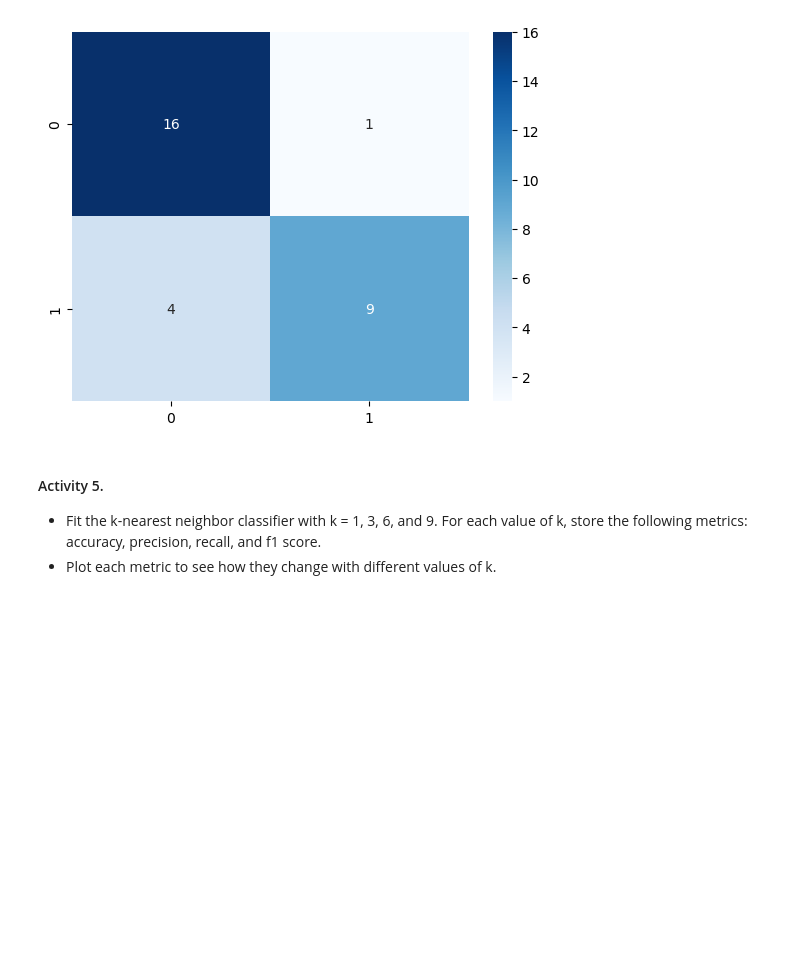
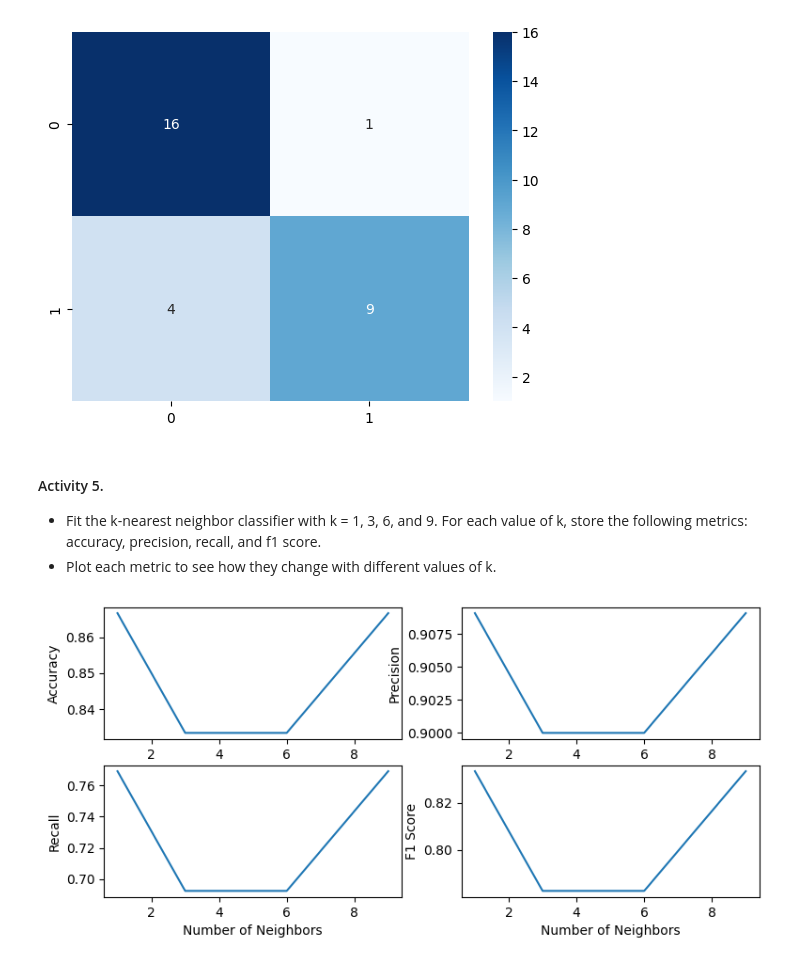
Before and after one commit to Eznone/Machine-Learning-ECOA, a Jupyter notebook: 02_knn_classifier_students.ipynb, the cells around one changed output. Drawn from its saved outputs; the diff is of its cells as text; code cells hidden in the pictures; blank space fills up the shorter version.

```diff
--- a/02_knn_classifier_students.ipynb
+++ b/02_knn_classifier_students.ipynb
@@ -144,3 +163,47 @@ Predictions [-1  1  1 -1 -1 -1 -1  1 -1 -1 -1 -1  1  1  1 -1 -1 -1 -1 -1  1 -1 -
 
 * Fit the k-nearest neighbor classifier with k = 1, 3, 6, and 9. For each value of k, store the following metrics: accuracy, precision, recall, and f1 score.
 * Plot each metric to see how they change with different values of k.
+# %%
+neighbors = [1, 3, 6, 9]
+
+accuracies = []
+precisions = []
+recalls = []
+f1_scores = []
+
+for k in neighbors:
+    # Training for given neighbor size
+    knn = KNeighborsClassifier(n_neighbors=k)
+    knn.fit(X_train, y_train)
+
+    y_predict = knn.predict(X_test)
+
+    accuracies.append(metrics.accuracy_score(y_test, y_predict))
+    precisions.append(metrics.precision_score(y_test, y_predict))
+    recalls.append(metrics.recall_score(y_test, y_predict))
+    f1_scores.append(metrics.f1_score(y_test, y_predict))
+
+fig2 = plt.figure(figsize=(9, 4))
+
+plt.subplot(2,2,1)
+plt.plot(neighbors, accuracies)
+plt.xlabel('Number of Neighbors')
+plt.ylabel('Accuracy')
+
+plt.subplot(2,2,2)
+plt.plot(neighbors, precisions)
+plt.xlabel('Number of Neighbors')
+plt.ylabel('Precision')
+
+plt.subplot(2,2,3)
+plt.plot(neighbors, recalls)
+plt.xlabel('Number of Neighbors')
+plt.ylabel('Recall')
+
+plt.subplot(2,2,4)
+plt.plot(neighbors, f1_scores)
+plt.xlabel('Number of Neighbors')
+plt.ylabel('F1 Score')
+plt.show()
+# %% [output]
+[figure, added]
```
Also changed, not shown: parts of 3 cells of this notebook.
